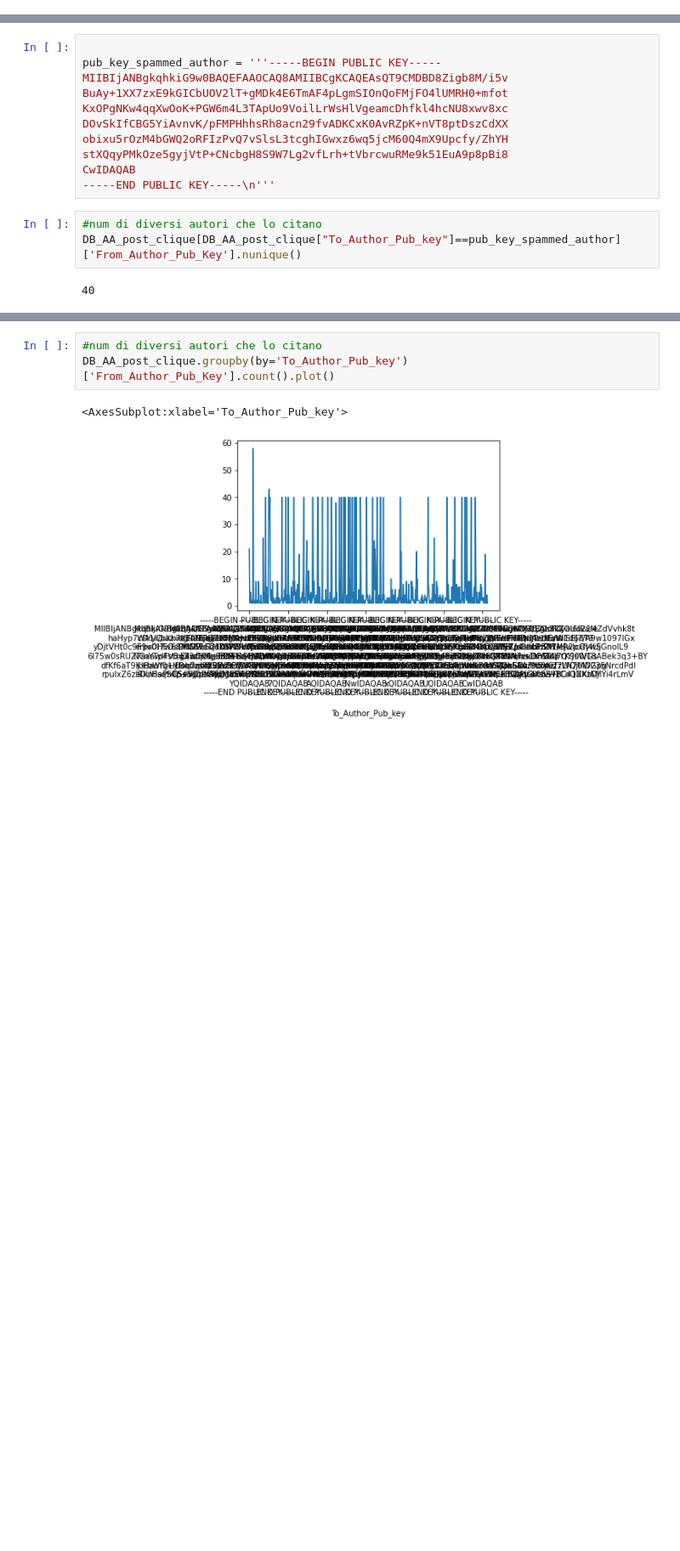
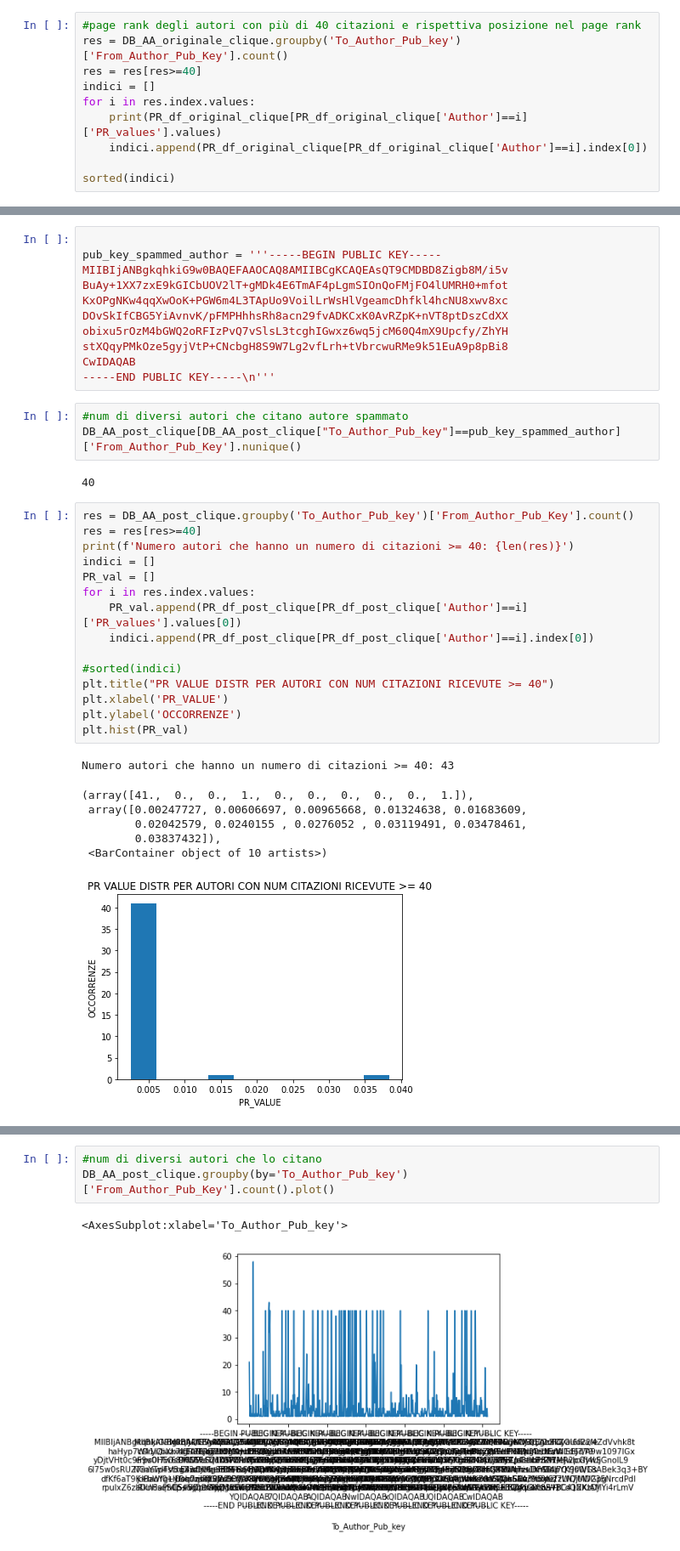
Before and after one commit to matteo-Donofrio-unipi/Master_Degree_Thesis, a Jupyter notebook: POST_LAD_EXPERIMENTS/Post_Lad_Dfs.ipynb, the cells around one changed output, grey strips where cells are left out. Shown at 85% size. Saved outputs shown, nothing was run; the diff lists cells and outputs as text; blank space fills up the shorter version.

```diff
--- a/POST_LAD_EXPERIMENTS/Post_Lad_Dfs.ipynb
+++ b/POST_LAD_EXPERIMENTS/Post_Lad_Dfs.ipynb
@@ -1494,2 +1496,12 @@ AmKVh8H0QPRiWyMENnN3XZ6qoWXuCVQstlY5E0ejzyDCNJIwJFHsc6gxvyH03azU
 |  | Author | PR_values |
 | 0 | -----BEGIN PUBLIC KEY-----\nMIIBI... | 0.042414 |
+# %%
+#page rank degli autori con più di 40 citazioni e rispettiva posizione nel page rank
+res = DB_AA_originale_clique.groupby('To_Author_Pub_key')['From_Author_Pub_Key'].count()
+res = res[res>=40]
+indici = []
+for i in res.index.values:
+    print(PR_df_original_clique[PR_df_original_clique['Author']==i]['PR_values'].values)
+    indici.append(PR_df_original_clique[PR_df_original_clique['Author']==i].index[0])
+
+sorted(indici)
@@ -1605,7 +1629,30 @@ stXQqyPMkOze5gyjVtP+CNcbgH8S9W7Lg2vfLrh+tVbrcwuRMe9k51EuA9p8pBi8
 CwIDAQAB
 -----END PUBLIC KEY-----\n'''
 # %%
-#num di diversi autori che lo citano
+#num di diversi autori che citano autore spammato
 DB_AA_post_clique[DB_AA_post_clique["To_Author_Pub_key"]==pub_key_spammed_author]['From_Author_Pub_Key'].nunique()
 # %% [output]
 40
+# %%
+res = DB_AA_post_clique.groupby('To_Author_Pub_key')['From_Author_Pub_Key'].count()
+res = res[res>=40]
+print(f'Numero autori che hanno un numero di citazioni >= 40: {len(res)}')
+indici = []
+PR_val = []
+for i in res.index.values:
+    PR_val.append(PR_df_post_clique[PR_df_post_clique['Author']==i]['PR_values'].values[0])
+    indici.append(PR_df_post_clique[PR_df_post_clique['Author']==i].index[0])
+
+#sorted(indici)
+plt.title("PR VALUE DISTR PER AUTORI CON NUM CITAZIONI RICEVUTE >= 40")
+plt.xlabel('PR_VALUE')
+plt.ylabel('OCCORRENZE')
+plt.hist(PR_val)
+# %% [output]
+Numero autori che hanno un numero di citazioni >= 40: 43
+(array([41.,  0.,  0.,  1.,  0.,  0.,  0.,  0.,  0.,  1.]),
+ array([0.00247727, 0.00606697, 0.00965668, 0.01324638, 0.01683609,
+        0.02042579, 0.0240155 , 0.0276052 , 0.03119491, 0.03478461,
+        0.03837432]),
+ <BarContainer object of 10 artists>)
+[figure, added]
```
Also changed, not shown: parts of 12 cells of this notebook.
